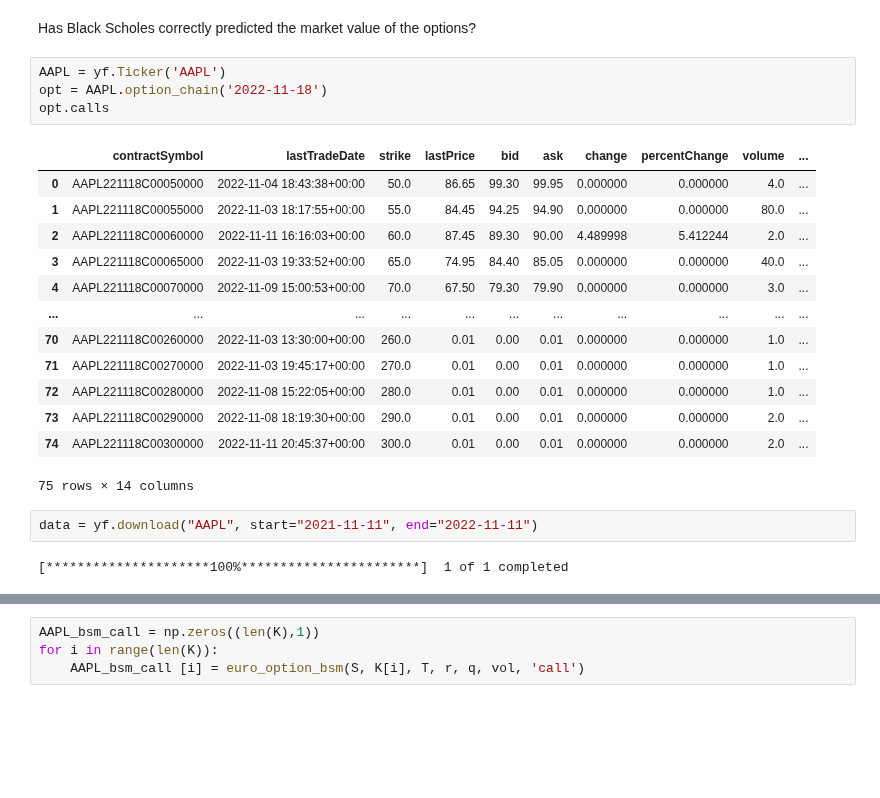
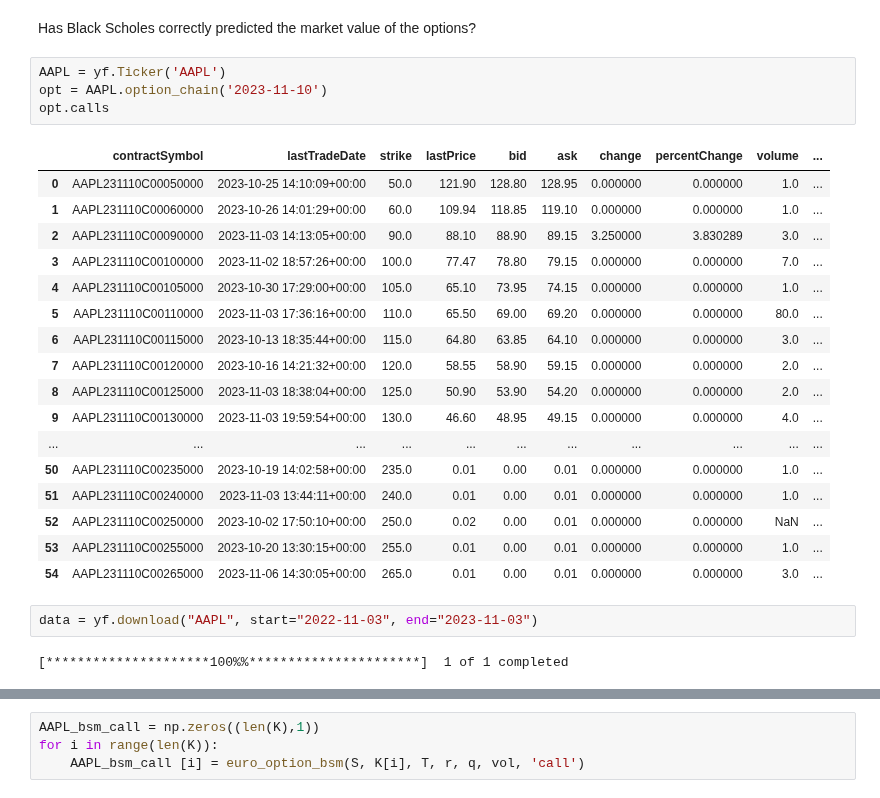
Before and after one commit to xxyyrain/CMF_25, a Jupyter notebook: Week 8/Week 8 Practice.ipynb, the cells around one changed output, grey strips where cells are left out. Cells and saved outputs as stored; diff of their text form; blank space fills up the shorter version.

```diff
--- a/Week 8/Week 8 Practice.ipynb
+++ b/Week 8/Week 8 Practice.ipynb
@@ -96,26 +96,30 @@ plt.legend(['Option Price'])
 Has Black Scholes correctly predicted the market value of the options?
 # %%
 AAPL = yf.Ticker('AAPL')
-opt = AAPL.option_chain('2022-11-18')
+opt = AAPL.option_chain('2023-11-10')
 opt.calls
 # %% [output]
 |  | contractSymbol | lastTradeDate | strike | lastPrice | bid | ask | change | percentChange | volume | ... |
-| 0 | AAPL221118C00050000 | 2022-11-04 18:43:38+00:00 | 50.0 | 86.65 | 99.30 | 99.95 | 0.000000 | 0.000000 | 4.0 | ... |
-| 1 | AAPL221118C00055000 | 2022-11-03 18:17:55+00:00 | 55.0 | 84.45 | 94.25 | 94.90 | 0.000000 | 0.000000 | 80.0 | ... |
-| 2 | AAPL221118C00060000 | 2022-11-11 16:16:03+00:00 | 60.0 | 87.45 | 89.30 | 90.00 | 4.489998 | 5.412244 | 2.0 | ... |
-| 3 | AAPL221118C00065000 | 2022-11-03 19:33:52+00:00 | 65.0 | 74.95 | 84.40 | 85.05 | 0.000000 | 0.000000 | 40.0 | ... |
-| 4 | AAPL221118C00070000 | 2022-11-09 15:00:53+00:00 | 70.0 | 67.50 | 79.30 | 79.90 | 0.000000 | 0.000000 | 3.0 | ... |
+| 0 | AAPL231110C00050000 | 2023-10-25 14:10:09+00:00 | 50.0 | 121.90 | 128.80 | 128.95 | 0.000000 | 0.000000 | 1.0 | ... |
+| 1 | AAPL231110C00060000 | 2023-10-26 14:01:29+00:00 | 60.0 | 109.94 | 118.85 | 119.10 | 0.000000 | 0.000000 | 1.0 | ... |
+| 2 | AAPL231110C00090000 | 2023-11-03 14:13:05+00:00 | 90.0 | 88.10 | 88.90 | 89.15 | 3.250000 | 3.830289 | 3.0 | ... |
+| 3 | AAPL231110C00100000 | 2023-11-02 18:57:26+00:00 | 100.0 | 77.47 | 78.80 | 79.15 | 0.000000 | 0.000000 | 7.0 | ... |
+| 4 | AAPL231110C00105000 | 2023-10-30 17:29:00+00:00 | 105.0 | 65.10 | 73.95 | 74.15 | 0.000000 | 0.000000 | 1.0 | ... |
+| 5 | AAPL231110C00110000 | 2023-11-03 17:36:16+00:00 | 110.0 | 65.50 | 69.00 | 69.20 | 0.000000 | 0.000000 | 80.0 | ... |
+| 6 | AAPL231110C00115000 | 2023-10-13 18:35:44+00:00 | 115.0 | 64.80 | 63.85 | 64.10 | 0.000000 | 0.000000 | 3.0 | ... |
+| 7 | AAPL231110C00120000 | 2023-10-16 14:21:32+00:00 | 120.0 | 58.55 | 58.90 | 59.15 | 0.000000 | 0.000000 | 2.0 | ... |
+| 8 | AAPL231110C00125000 | 2023-11-03 18:38:04+00:00 | 125.0 | 50.90 | 53.90 | 54.20 | 0.000000 | 0.000000 | 2.0 | ... |
+| 9 | AAPL231110C00130000 | 2023-11-03 19:59:54+00:00 | 130.0 | 46.60 | 48.95 | 49.15 | 0.000000 | 0.000000 | 4.0 | ... |
 | ... | ... | ... | ... | ... | ... | ... | ... | ... | ... | ... |
-| 70 | AAPL221118C00260000 | 2022-11-03 13:30:00+00:00 | 260.0 | 0.01 | 0.00 | 0.01 | 0.000000 | 0.000000 | 1.0 | ... |
-| 71 | AAPL221118C00270000 | 2022-11-03 19:45:17+00:00 | 270.0 | 0.01 | 0.00 | 0.01 | 0.000000 | 0.000000 | 1.0 | ... |
-| 72 | AAPL221118C00280000 | 2022-11-08 15:22:05+00:00 | 280.0 | 0.01 | 0.00 | 0.01 | 0.000000 | 0.000000 | 1.0 | ... |
-| 73 | AAPL221118C00290000 | 2022-11-08 18:19:30+00:00 | 290.0 | 0.01 | 0.00 | 0.01 | 0.000000 | 0.000000 | 2.0 | ... |
-| 74 | AAPL221118C00300000 | 2022-11-11 20:45:37+00:00 | 300.0 | 0.01 | 0.00 | 0.01 | 0.000000 | 0.000000 | 2.0 | ... |
+| 50 | AAPL231110C00235000 | 2023-10-19 14:02:58+00:00 | 235.0 | 0.01 | 0.00 | 0.01 | 0.000000 | 0.000000 | 1.0 | ... |
+| 51 | AAPL231110C00240000 | 2023-11-03 13:44:11+00:00 | 240.0 | 0.01 | 0.00 | 0.01 | 0.000000 | 0.000000 | 1.0 | ... |
+| 52 | AAPL231110C00250000 | 2023-10-02 17:50:10+00:00 | 250.0 | 0.02 | 0.00 | 0.01 | 0.000000 | 0.000000 | NaN | ... |
+| 53 | AAPL231110C00255000 | 2023-10-20 13:30:15+00:00 | 255.0 | 0.01 | 0.00 | 0.01 | 0.000000 | 0.000000 | 1.0 | ... |
+| 54 | AAPL231110C00265000 | 2023-11-06 14:30:05+00:00 | 265.0 | 0.01 | 0.00 | 0.01 | 0.000000 | 0.000000 | 3.0 | ... |
-75 rows × 14 columns
 # %%
-data = yf.download("AAPL", start="2021-11-11", end="2022-11-11")
+data = yf.download("AAPL", start="2022-11-03", end="2023-11-03")
 # %% [output]
-[*********************100%***********************]  1 of 1 completed
+[*********************100%%**********************]  1 of 1 completed
 # %%
 data['Adj Close']
 # %% [output]
```
Also changed, not shown: parts of 19 cells of this notebook.
